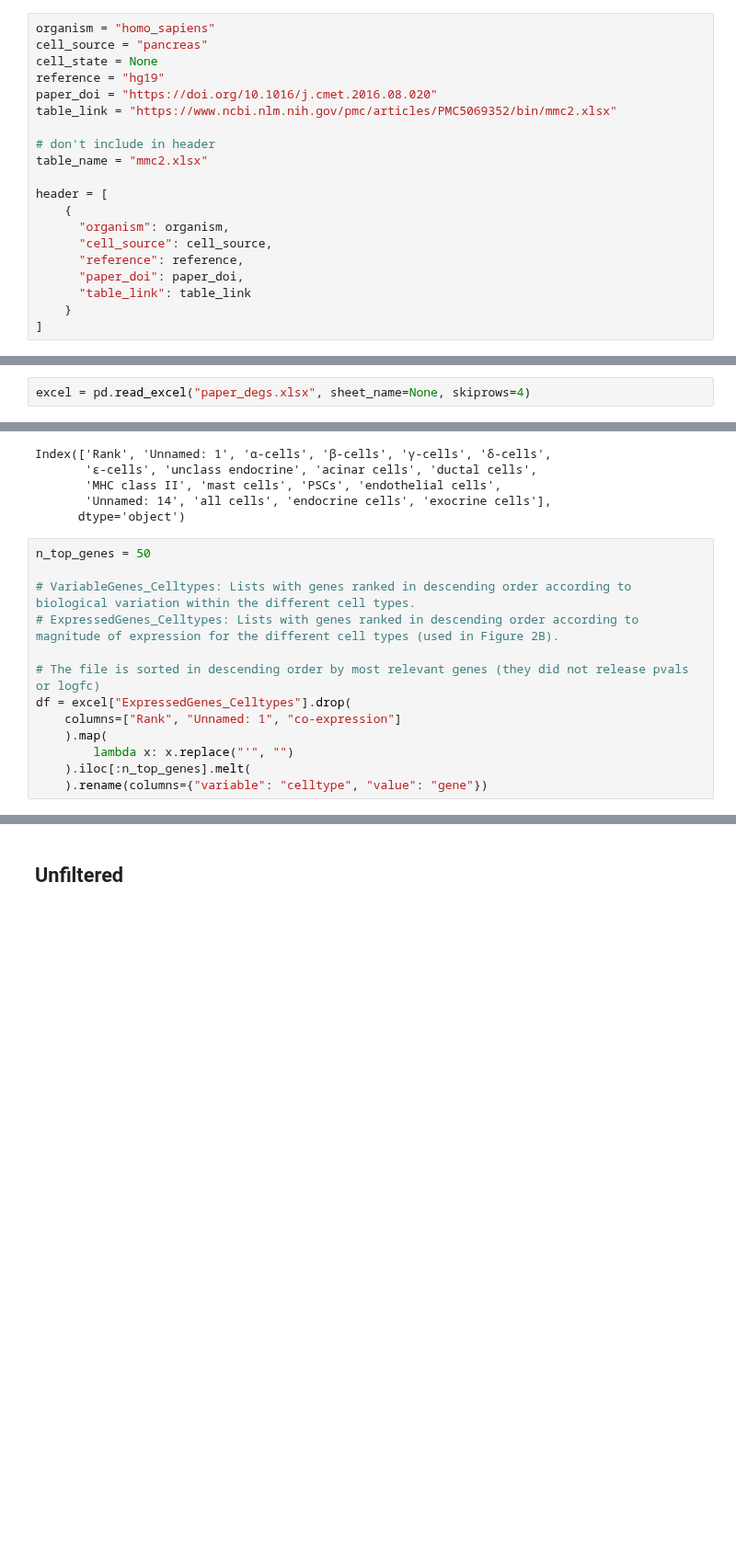
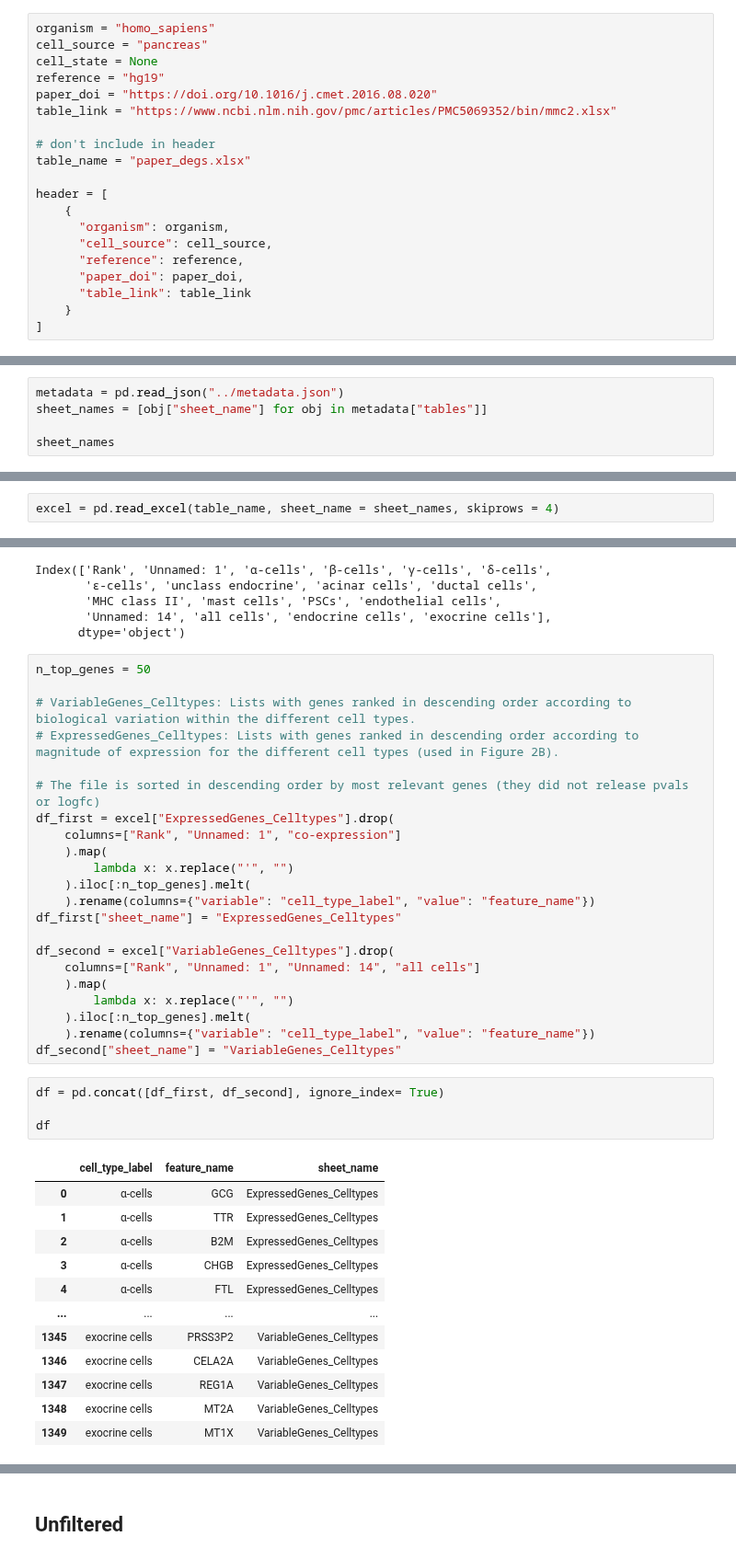
Before and after one commit to sbooeshaghi/llmarkers, a Jupyter notebook: data/pancreas_Segerstolpe2016/evidence_deg/markers.ipynb, the cells around one changed output, grey strips where cells are left out. Shown at 92% size. Drawn from its saved outputs; the diff is of its cells as text; blank space fills up the shorter version.

Commit message:
populated evidence unfiltered metrics and metadata for pancreas, along w updated ctmap

```diff
--- a/data/pancreas_Segerstolpe2016/evidence_deg/markers.ipynb
+++ b/data/pancreas_Segerstolpe2016/evidence_deg/markers.ipynb
@@ -14,7 +14,7 @@ paper_doi = "https://doi.org/10.1016/j.cmet.2016.08.020"
 table_link = "https://www.ncbi.nlm.nih.gov/pmc/articles/PMC5069352/bin/mmc2.xlsx"
 
 # don't include in header
-table_name = "mmc2.xlsx"
+table_name = "paper_degs.xlsx"
 
 header = [
     {
@@ -27,0 +30,5 @@ header = [
+# %%
+metadata = pd.read_json("../metadata.json")
+sheet_names = [obj["sheet_name"] for obj in metadata["tables"]]
+
+sheet_names
@@ -28,2 +39,2 @@ header = [
 # %%
-excel = pd.read_excel("paper_degs.xlsx", sheet_name=None, skiprows=4)
+excel = pd.read_excel(table_name, sheet_name = sheet_names, skiprows = 4)
@@ -54,9 +75,35 @@ n_top_genes = 50
 # ExpressedGenes_Celltypes: Lists with genes ranked in descending order according to magnitude of expression for the different cell types (used in Figure 2B).
 
 # The file is sorted in descending order by most relevant genes (they did not release pvals or logfc)
-df = excel["ExpressedGenes_Celltypes"].drop(
+df_first = excel["ExpressedGenes_Celltypes"].drop(
     columns=["Rank", "Unnamed: 1", "co-expression"]
     ).map(
         lambda x: x.replace("'", "")
     ).iloc[:n_top_genes].melt(
-    ).rename(columns={"variable": "celltype", "value": "gene"})
+    ).rename(columns={"variable": "cell_type_label", "value": "feature_name"})
+df_first["sheet_name"] = "ExpressedGenes_Celltypes"
+
+df_second = excel["VariableGenes_Celltypes"].drop(
+    columns=["Rank", "Unnamed: 1", "Unnamed: 14", "all cells"]
+    ).map(
+        lambda x: x.replace("'", "")
+    ).iloc[:n_top_genes].melt(
+    ).rename(columns={"variable": "cell_type_label", "value": "feature_name"})
+df_second["sheet_name"] = "VariableGenes_Celltypes"
+# %%
+df = pd.concat([df_first, df_second], ignore_index= True)
+
+df
+# %% [output]
+|  | cell_type_label | feature_name | sheet_name |
+| 0 | α-cells | GCG | ExpressedGenes_Celltypes |
+| 1 | α-cells | TTR | ExpressedGenes_Celltypes |
+| 2 | α-cells | B2M | ExpressedGenes_Celltypes |
+| 3 | α-cells | CHGB | ExpressedGenes_Celltypes |
+| 4 | α-cells | FTL | ExpressedGenes_Celltypes |
+| ... | ... | ... | ... |
+| 1345 | exocrine cells | PRSS3P2 | VariableGenes_Celltypes |
+| 1346 | exocrine cells | CELA2A | VariableGenes_Celltypes |
+| 1347 | exocrine cells | REG1A | VariableGenes_Celltypes |
+| 1348 | exocrine cells | MT2A | VariableGenes_Celltypes |
+| 1349 | exocrine cells | MT1X | VariableGenes_Celltypes |
```
Also changed, not shown: parts of 8 cells of this notebook, 5 other files.
